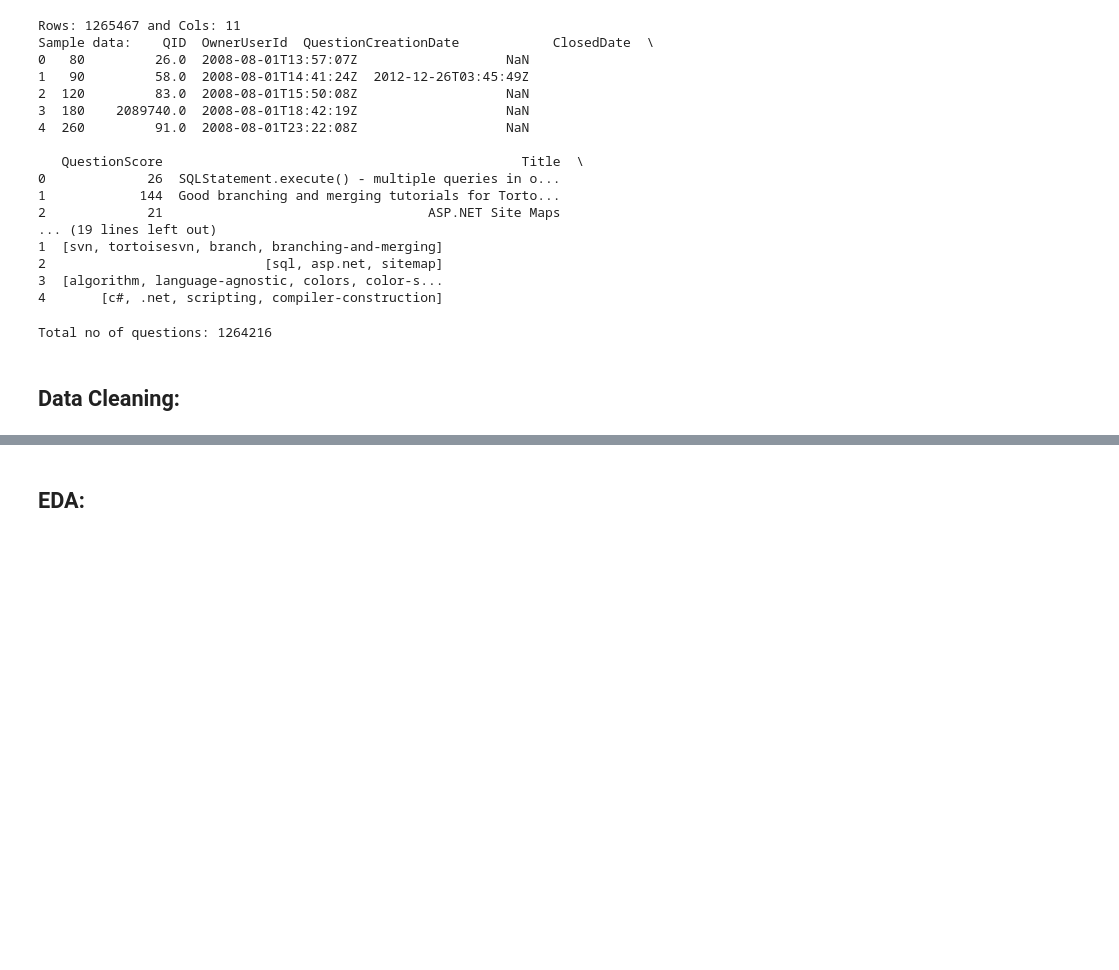
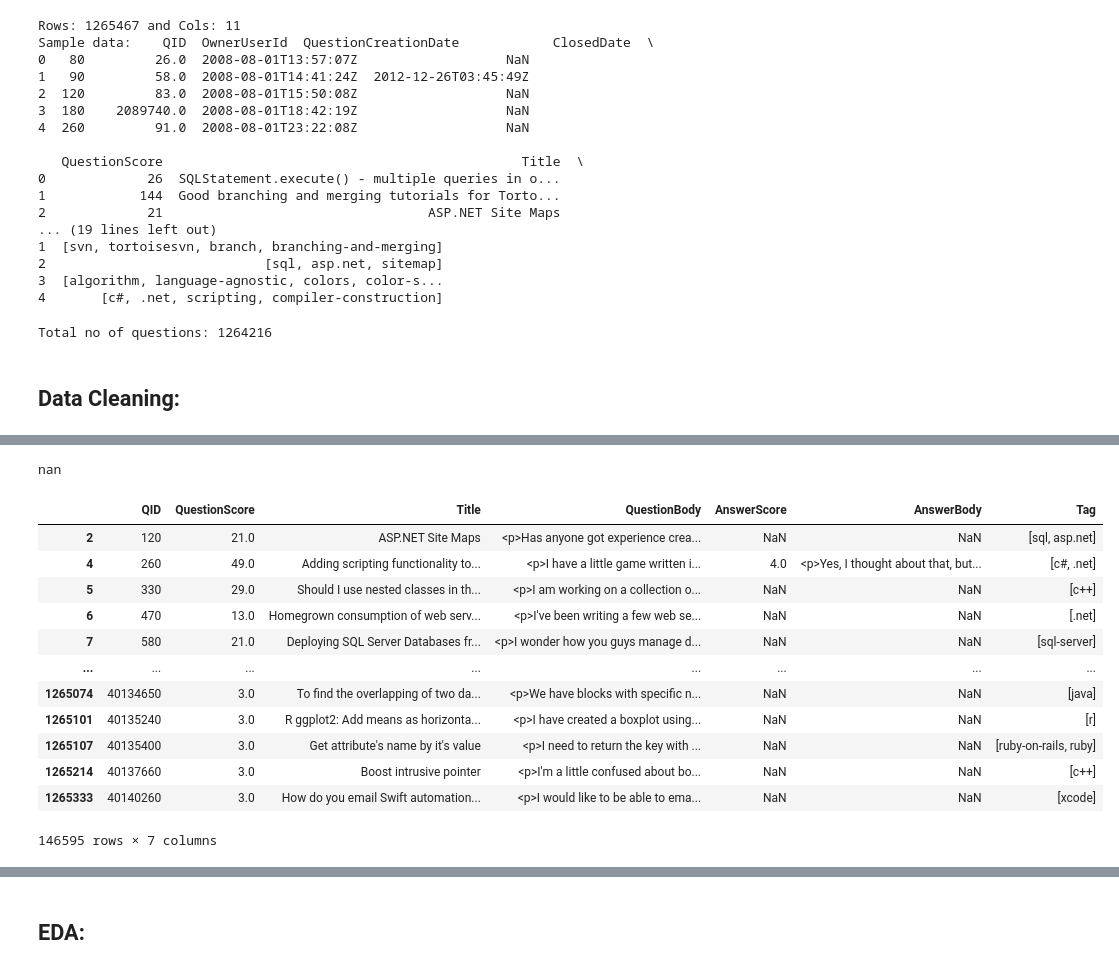
Before and after one commit to ii-varsha-ii/stackoverflow-tags-prediction, a Jupyter notebook: code/StackOverflow-Tags-Prediction-Notebook.ipynb, the cells around one changed output, grey strips where cells are left out. Cells and saved outputs as stored; diff of their text form; code cells hidden in the pictures; blank space fills up the shorter version.

Commit message:
Cleaning data

```diff
--- a/code/StackOverflow-Tags-Prediction-Notebook.ipynb
+++ b/code/StackOverflow-Tags-Prediction-Notebook.ipynb
@@ -10,8 +33,7 @@ import nltk
 # %%
-import pandas as pd
-questions = pd.read_csv('../data/csv/Questions.csv', encoding = "ISO-8859-1")
-answers = pd.read_csv('../data/csv/Answers.csv', encoding = "ISO-8859-1")
-tags = pd.read_csv('../data/csv/Tags.csv', encoding = "ISO-8859-1")
+questions = pd.read_csv('../data/Questions.csv', encoding = "ISO-8859-1")
+answers = pd.read_csv('../data/Answers.csv', encoding = "ISO-8859-1")
+tags = pd.read_csv('../data/Tags.csv', encoding = "ISO-8859-1")
 # %%
 questions.head()
 # %% [output]
@@ -69,3 +106,3 @@ grouped_tags = tags.groupby('Id')['Tag'].apply(list)
 # %%
-dataset_with_tags = questions_and_answers.merge(grouped_tags, left_on=['QID'], right_on = ['Id'], how='right')
+dataset_with_tags = questions_and_answers.merge(grouped_tags, left_on=['QID'], right_on=['Id'], how='inner')
 # %%
@@ -145,5 +208,6 @@ def most_common(tags):
 
 data['Tag'] = data['Tag'].apply(lambda x: most_common(x))
 data['Tag'] = data['Tag'].apply(lambda x: x if len(x) > 0 else None)
-data['Tag'] = data['QuestionScore'].apply(lambda x: x if x >= 3 else None)
-data.dropna(subset='Tag', inplace=True)
+data['QuestionScore'] = data['QuestionScore'].apply(lambda x: x if x >= 3 else None)
+data.dropna(subset='Tag' , inplace=True)
+data.dropna(subset='QuestionScore', inplace = True)
@@ -175,0 +240,23 @@ print(data)
+# %%
+l = [text for text in data['AnswerBody']]
+print(l[11])
+# %% [output]
+nan
+# %%
+data = data.drop(columns=['AnswerCreationDate', 'ClosedDate', 'QuestionCreationDate','OwnerUserId'])
+# %%
+data
+# %% [output]
+|  | QID | QuestionScore | Title | QuestionBody | AnswerScore | AnswerBody | Tag |
+| 2 | 120 | 21.0 | ASP.NET Site Maps | <p>Has anyone got experience crea... | NaN | NaN | [sql, asp.net] |
+| 4 | 260 | 49.0 | Adding scripting functionality to... | <p>I have a little game written i... | 4.0 | <p>Yes, I thought about that, but... | [c#, .net] |
+| 5 | 330 | 29.0 | Should I use nested classes in th... | <p>I am working on a collection o... | NaN | NaN | [c++] |
+| 6 | 470 | 13.0 | Homegrown consumption of web serv... | <p>I've been writing a few web se... | NaN | NaN | [.net] |
+| 7 | 580 | 21.0 | Deploying SQL Server Databases fr... | <p>I wonder how you guys manage d... | NaN | NaN | [sql-server] |
+| ... | ... | ... | ... | ... | ... | ... | ... |
+| 1265074 | 40134650 | 3.0 | To find the overlapping of two da... | <p>We have blocks with specific n... | NaN | NaN | [java] |
+| 1265101 | 40135240 | 3.0 | R ggplot2: Add means as horizonta... | <p>I have created a boxplot using... | NaN | NaN | [r] |
+| 1265107 | 40135400 | 3.0 | Get attribute's name by it's value | <p>I need to return the key with ... | NaN | NaN | [ruby-on-rails, ruby] |
+| 1265214 | 40137660 | 3.0 | Boost intrusive pointer | <p>I'm a little confused about bo... | NaN | NaN | [c++] |
+| 1265333 | 40140260 | 3.0 | How do you email Swift automation... | <p>I would like to be able to ema... | NaN | NaN | [xcode] |
+146595 rows × 7 columns
```
Also changed, not shown: parts of 28 cells of this notebook.
